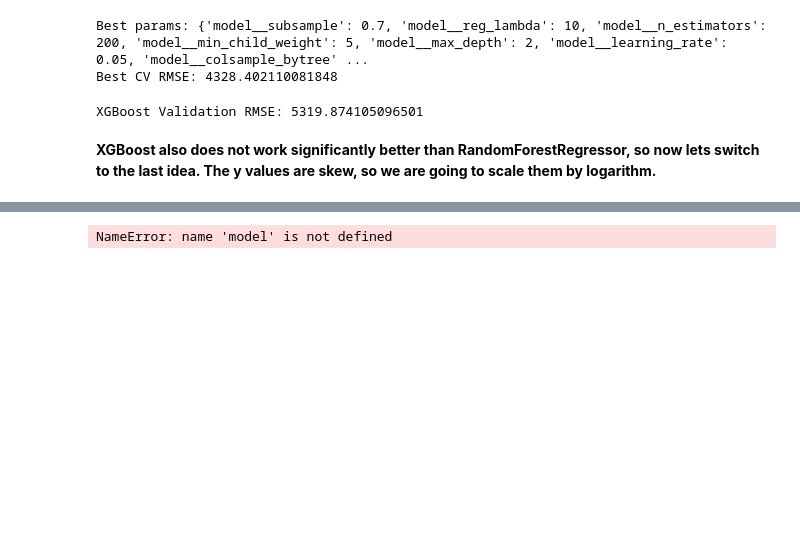
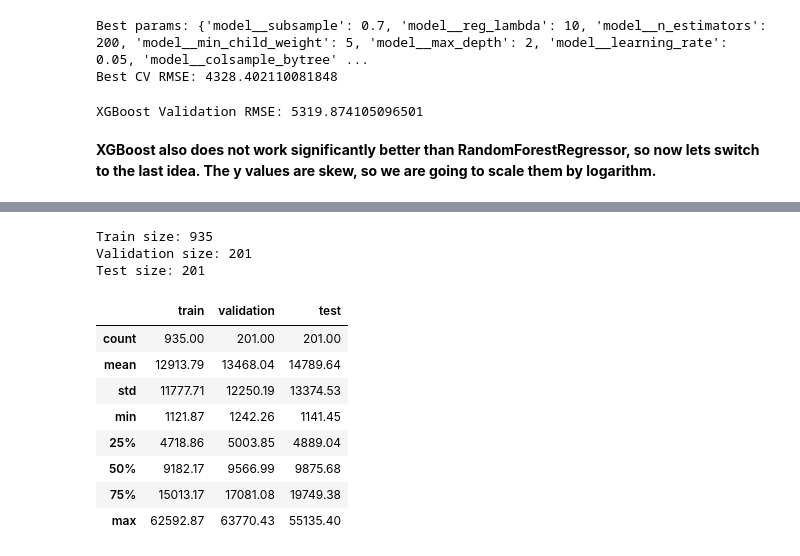
Before and after one commit to adamxszczepanski/SQL-and-ML-Projects, a Jupyter notebook: InsuranceChargesPrediction_ML/InsuranceChargePrediction_ML.ipynb, the cells around one changed output, grey strips where cells are left out. Saved outputs shown, nothing was run; the diff lists cells and outputs as text; code cells hidden in the pictures; blank space fills up the shorter version.

```diff
--- a/InsuranceChargesPrediction_ML/InsuranceChargePrediction_ML.ipynb
+++ b/InsuranceChargesPrediction_ML/InsuranceChargePrediction_ML.ipynb
@@ -1041,13 +1188,25 @@ The y values are skew, so we are going to scale them by logarithm.**
 # %%
-Logpipe = Pipeline(steps=[
-    ("Grid_preprocessor", Grid_preprocessor),
-    ("model", model)
-])
+print("Train size:", len(y_train))
+print("Validation size:", len(y_validation))
+print("Test size:", len(y_test))
 
-log_target_model = TransformedTargetRegressor(
-    regressor=Logpipe,
-    func=np.log1p,
-    inverse_func=np.expm1
-)
+summary = pd.DataFrame({
+    "train": y_train.describe(),
+    "validation": y_validation.describe(),
+    "test": y_test.describe()
+})
+
+display(summary)
 # %% [output]
-NameError: name 'model' is not defined
+Train size: 935
+Validation size: 201
+Test size: 201
+|  | train | validation | test |
+| count | 935.00 | 201.00 | 201.00 |
+| mean | 12913.79 | 13468.04 | 14789.64 |
+| std | 11777.71 | 12250.19 | 13374.53 |
+| min | 1121.87 | 1242.26 | 1141.45 |
+| 25% | 4718.86 | 5003.85 | 4889.04 |
+| 50% | 9182.17 | 9566.99 | 9875.68 |
+| 75% | 15013.17 | 17081.08 | 19749.38 |
+| max | 62592.87 | 63770.43 | 55135.40 |
```
Also changed, not shown: parts of 18 cells of this notebook.
